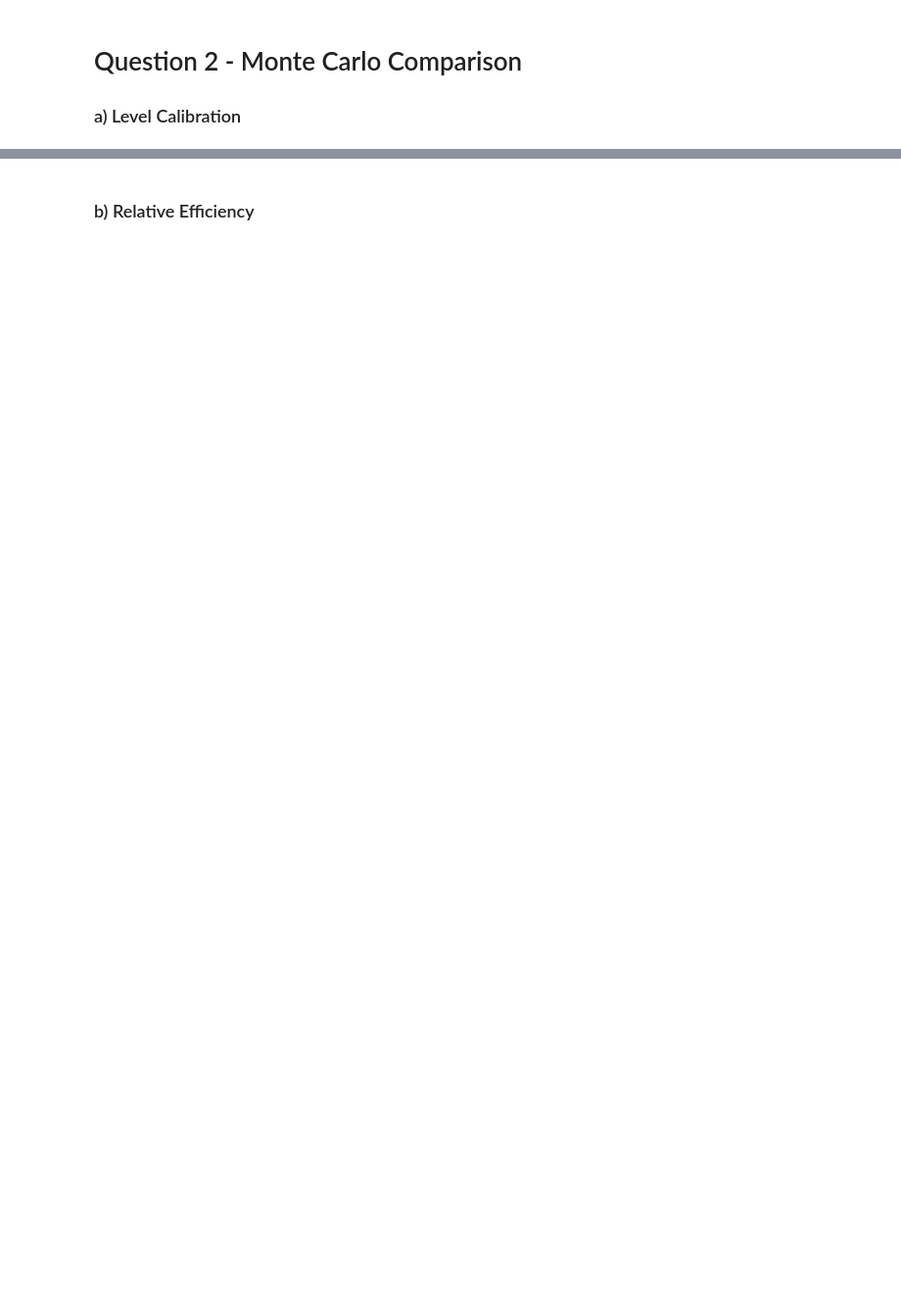
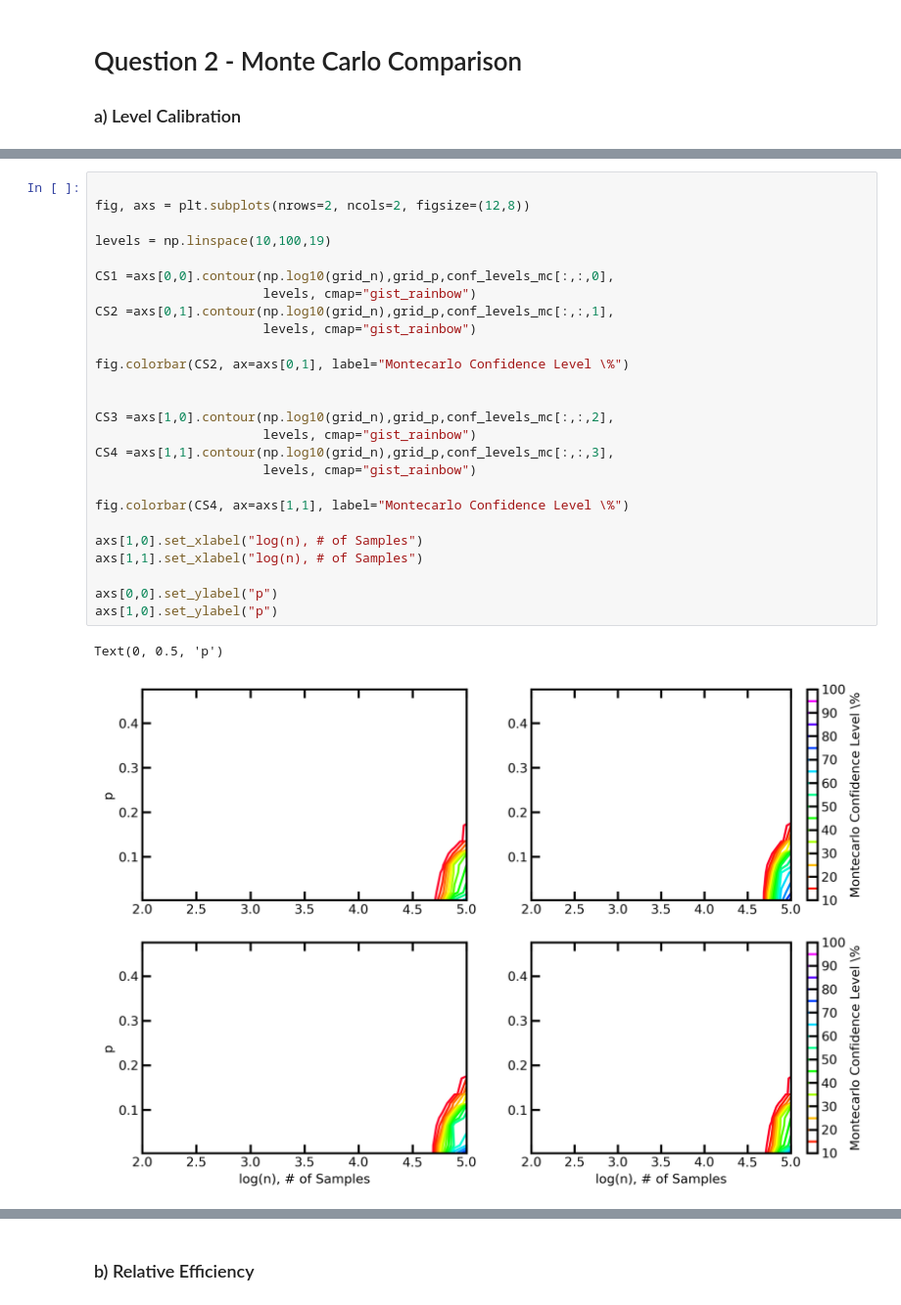
Before and after one commit to Falarconp/Stats507, a Jupyter notebook: Alarcon_Pena_PS4.ipynb, the cells around one changed output, grey strips where cells are left out. Shown at 98% size. Drawn from its saved outputs; the diff is of its cells as text; blank space fills up the shorter version.

```diff
--- a/Alarcon_Pena_PS4.ipynb
+++ b/Alarcon_Pena_PS4.ipynb
@@ -268,0 +568,29 @@ for ci in CI_s:
+# %%
+
+fig, axs = plt.subplots(nrows=2, ncols=2, figsize=(12,8))
+
+levels = np.linspace(10,100,19)
+
+CS1 =axs[0,0].contour(np.log10(grid_n),grid_p,conf_levels_mc[:,:,0],
+                      levels, cmap="gist_rainbow")
+CS2 =axs[0,1].contour(np.log10(grid_n),grid_p,conf_levels_mc[:,:,1],
+                      levels, cmap="gist_rainbow")
+
+fig.colorbar(CS2, ax=axs[0,1], label="Montecarlo Confidence Level \%")
+
+
+CS3 =axs[1,0].contour(np.log10(grid_n),grid_p,conf_levels_mc[:,:,2],
+                      levels, cmap="gist_rainbow")
+CS4 =axs[1,1].contour(np.log10(grid_n),grid_p,conf_levels_mc[:,:,3],
+                      levels, cmap="gist_rainbow")
+
+fig.colorbar(CS4, ax=axs[1,1], label="Montecarlo Confidence Level \%")
+
+axs[1,0].set_xlabel("log(n), # of Samples")
+axs[1,1].set_xlabel("log(n), # of Samples")
+
+axs[0,0].set_ylabel("p")
+axs[1,0].set_ylabel("p")
+# %% [output]
+Text(0, 0.5, 'p')
+[figure, added]
```
Also changed, not shown: parts of 34 cells of this notebook, 6 other files.
